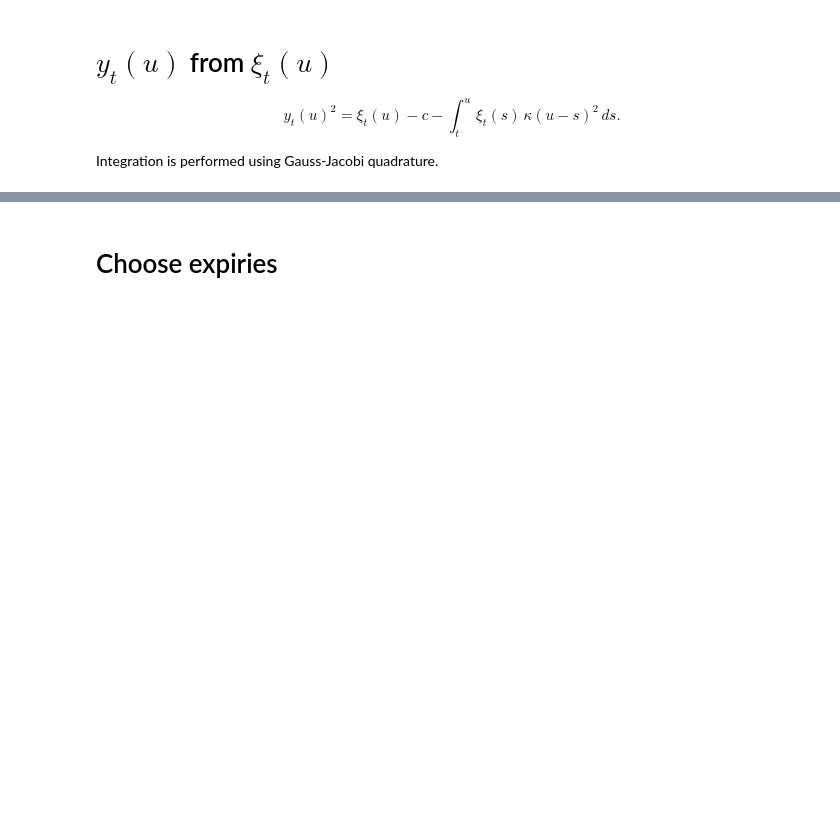
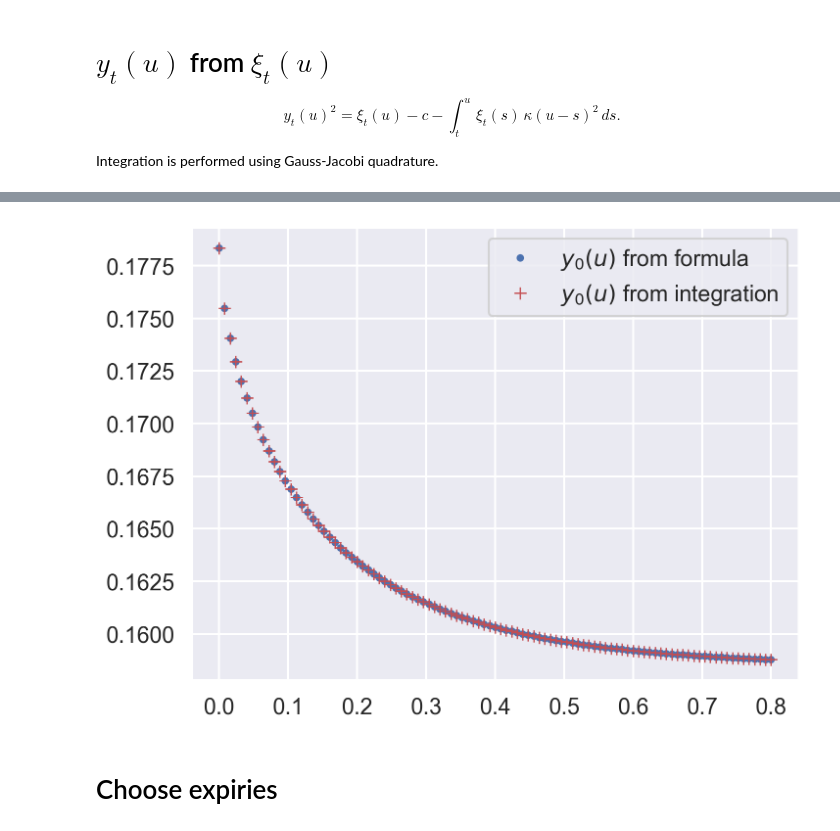
Before and after one commit to jgatheral/QuadraticRoughHeston, a Jupyter notebook: qrheston_simulation.ipynb, the cells around one changed output, grey strips where cells are left out. Drawn from its saved outputs; the diff is of its cells as text; code cells hidden in the pictures; blank space fills up the shorter version.

```diff
--- a/qrheston_simulation.ipynb
+++ b/qrheston_simulation.ipynb
@@ -105,3 +120,27 @@ plt.show()
+# %%
+def xi0_flat(u):
+    return 0.2**2 + 0 * u
+
+
+params = {"al": 0.78, "lam": 2.0, "nu": 0.572, "c": 8.1e-3}
+
+qrh_flat = QuadraticRoughHeston(**params, xi0=xi0_flat)
+# %%
+def integral_kappa2(u):
+    return u * integrate.quad_vec(lambda s: qrh_flat.kernel(u * s) ** 2, 0, 1)[0]
+# %%
+tab_u = np.linspace(1e-4, 0.8, 101)
+
+
+y0_flat_u = (xi0_flat(0.0) - qrh_flat.c - xi0_flat(0.0) * integral_kappa2(tab_u)) ** 0.5
+# %%
+fig, ax = plt.subplots()
+ax.plot(tab_u, y0_flat_u, "b.", label=r"$y_0(u)$ from formula")
+ax.plot(tab_u, qrh_flat.y0(tab_u), "+r", label=r"$y_0(u)$ from integration")
+ax.legend()
+plt.show()
+# %% [output]
+[figure, added]
 # %% [markdown]
 # Choose expiries
 # %% [markdown]
```
Also changed, not shown: parts of 6 cells of this notebook, 5 other files.
